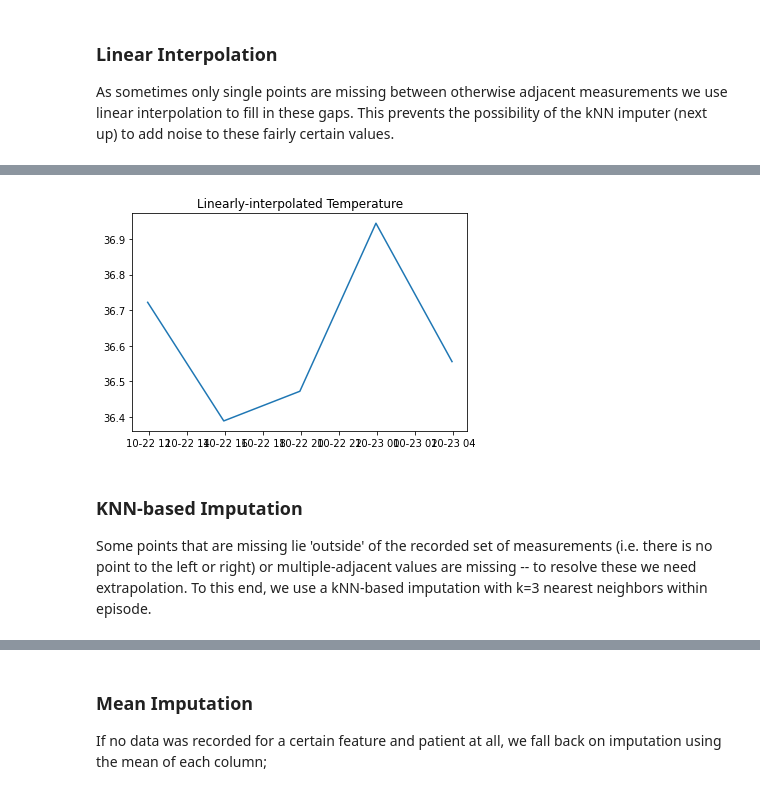
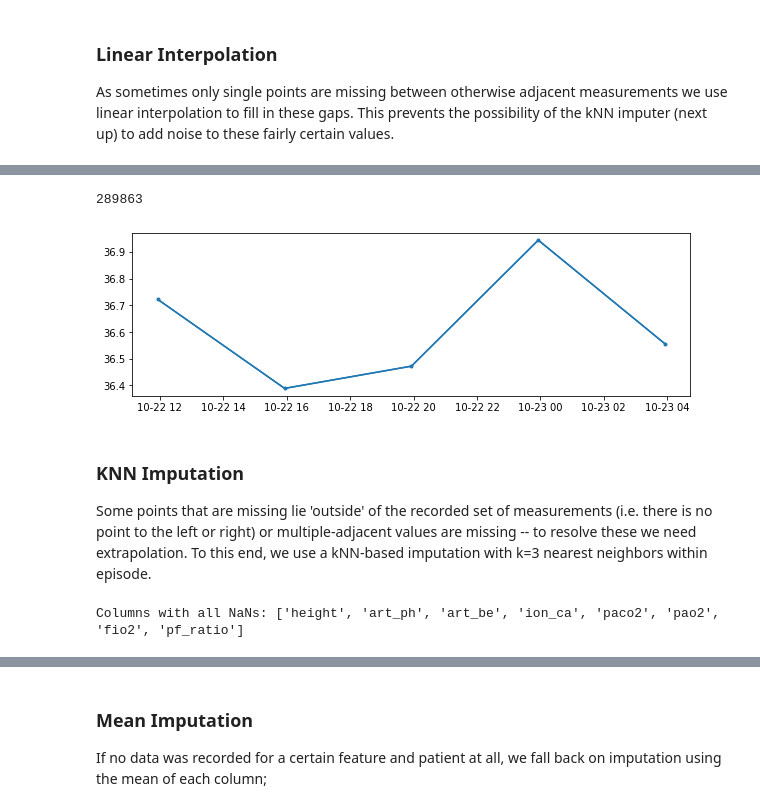
Before and after one commit to thomas097/Haemodynamic-Optimization-Reinforcement-Learning, a Jupyter notebook: preprocessing/MIMIC-III_preprocessing_roggeveen_v6.ipynb, the cells around one changed output, grey strips where cells are left out. Cells and saved outputs as stored; diff of their text form; code cells hidden in the pictures.

Commit message:
Bugfix KNN imputation (missing NaNs)

```diff
--- a/preprocessing/MIMIC-III_preprocessing_roggeveen_v6.ipynb
+++ b/preprocessing/MIMIC-III_preprocessing_roggeveen_v6.ipynb
@@ -61,6 +61,19 @@ def read_csv(fname):
         if col in df.columns:
             df[col] = pd.to_datetime(df[col])
     return df
+
+# Plots random afeature of admission
+def plot_random(df, key, icustay_id=None):
+    if icustay_id is None:
+        icustay_id = random.choice(df.icustay_id.unique())
+
+    icustay = df[df.icustay_id == icustay_id]
+
+    plt.figure(figsize=(10, 3))
+    plt.plot(icustay.timestep, icustay[key], color='C0', linestyle='-')
+    plt.plot(icustay.timestep, icustay[key], color='C0', marker='.')
+    plt.plot()
+    return icustay_id
 
 # plots values of under `key` over time
 def plot_single(dct, key, title='', xlabel='Timestep', ylabel='Value', style='.-'):
@@ -1210,3 +1221,5 @@ plt.show()
 # %% [markdown]
 ### Linear Interpolation
 As sometimes only single points are missing between otherwise adjacent measurements we use linear interpolation to fill in these gaps. This prevents the possibility of the kNN imputer (next up) to add noise to these fairly certain values.
+# %%
+icustay_id = plot_random(data_train_df, key='temp')
@@ -1220,17 +1235,23 @@ for dataset in [data_train_df, data_valid_df, data_test_df]:
     for col in tqdm(INTERP_COLS, position=0, leave=True):
         dataset[col] = icustay[col].apply(lambda group: group.interpolate(method='linear', limit_area='inside', limit=1)) # Max 2 steps apart and no extrapolation!
 # %%
-icustay_id = random.choice(data_train_df.icustay_id.unique())
-icustay = data_train_df[data_train_df.icustay_id == icustay_id]
-
-plt.plot(icustay.timestep, icustay.temp)
-plt.title('Linearly-interpolated Temperature')
-plt.show()
+plot_random(data_train_df, key='temp', icustay_id=icustay_id)
 # %% [output]
+289863
-[figure, old version]
+[figure, new version]
 # %% [markdown]
-### KNN-based Imputation
+### KNN Imputation
 Some points that are missing lie 'outside' of the recorded set of measurements (i.e. there is no point to the left or right) or multiple-adjacent values are missing -- to resolve these we need extrapolation. To this end, we use a kNN-based imputation with k=3 nearest neighbors within episode.
+# %%
+# Example of admissions with all NaNs in one column
+for icustay_id, example in data_train_df.groupby('icustay_id'):
+    if np.any(example.isna().all(axis=0)):
+        break
+
+all_missing = example.isna().all(axis=0)
+print('Columns with all NaNs:', all_missing.index[all_missing].to_list())
+# %% [output]
+Columns with all NaNs: ['height', 'art_ph', 'art_be', 'ion_ca', 'paco2', 'pao2', 'fio2', 'pf_ratio']
 # %%
 # We define the field to be KNN imputed as the combined set of lab results and vitals
 IMPUTING_FIELDS = INTERP_COLS + FFILL_COLS + ['running_total_iv_fluid_prev']
```
Also changed, not shown: parts of 28 cells of this notebook.
